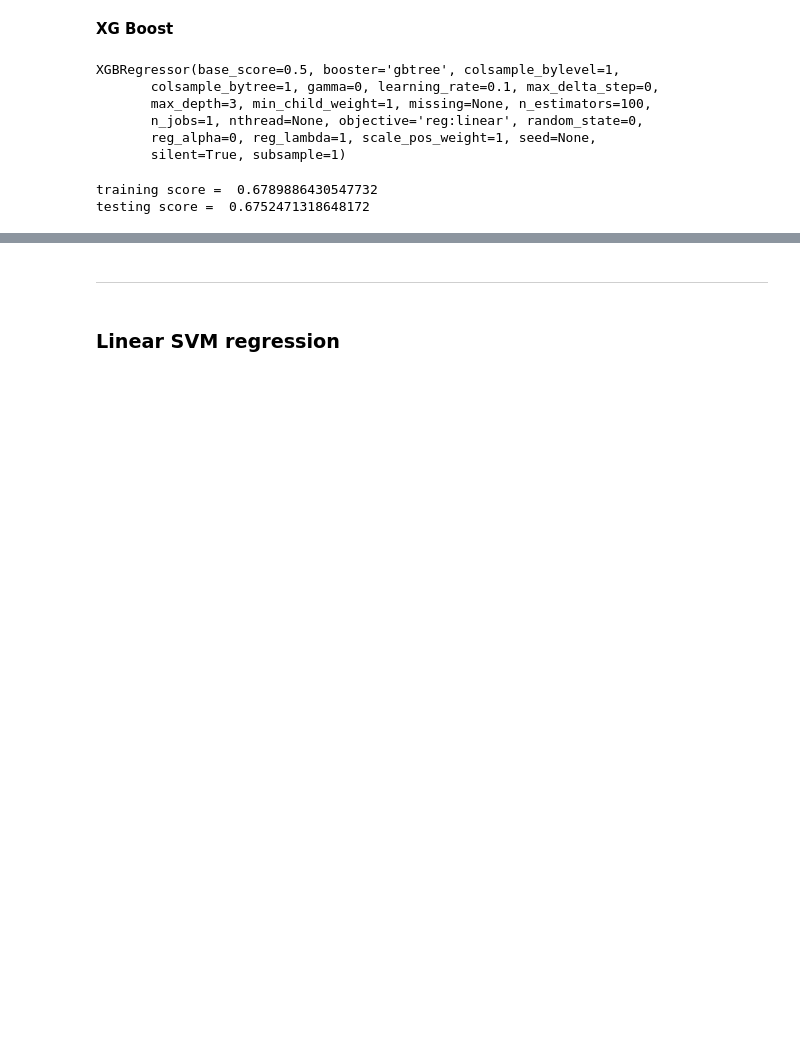
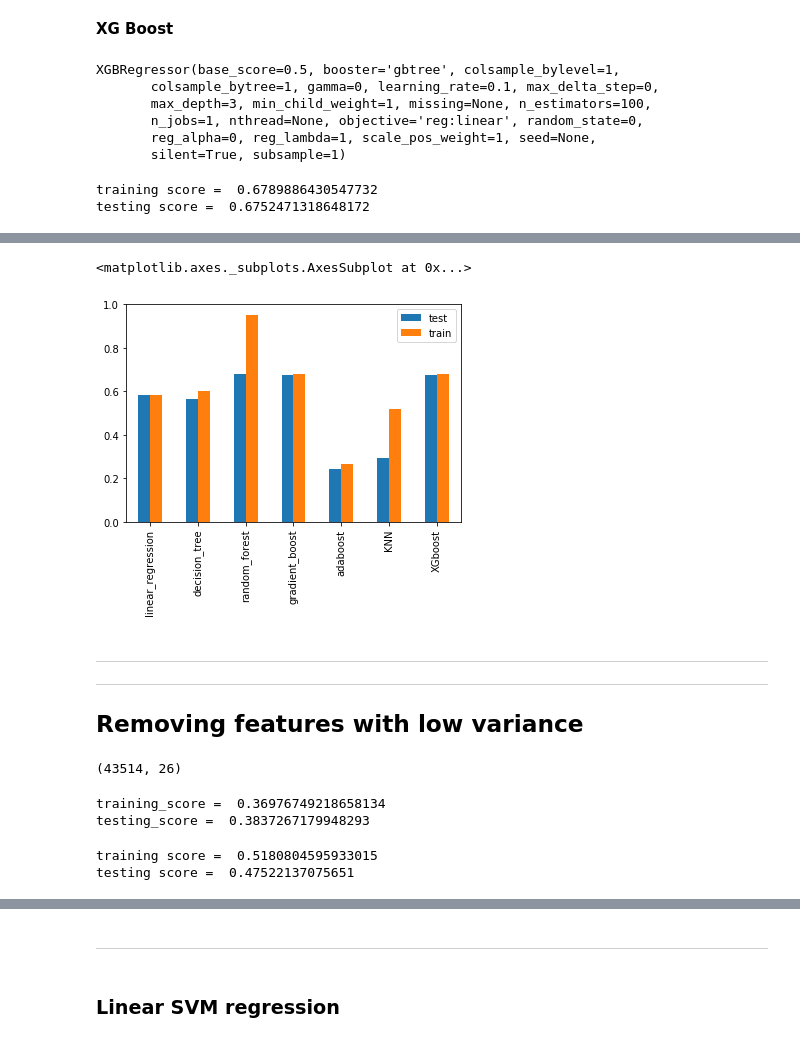
Before and after one commit to kavishashroff/Springboard, a Jupyter notebook: Capstone 1/Machine Learning.ipynb, the cells around one changed output, grey strips where cells are left out. Cells and saved outputs as stored; diff of their text form; code cells hidden in the pictures; blank space fills up the shorter version.

```diff
--- a/Capstone 1/Machine Learning.ipynb
+++ b/Capstone 1/Machine Learning.ipynb
@@ -579,0 +649,8 @@ testing_score after feature selection =  0.03062175082111418
+# %%
+ada_boost = AdaBoostRegressor()
+ada_model = ada_boost.fit(X_train, y_train)
+
+print('training score = ', ada_model.score(X_train, y_train))
+print('testing score = ', ada_model.score(X_test, y_test))
+
+model_scores_less['adaboost']={'train':ada_model.score(X_train, y_train), 'test':ada_model.score(X_test, y_test)}
@@ -579,0 +660,8 @@ testing_score after feature selection =  0.03062175082111418
+# %%
+knn = KNeighborsRegressor()
+knn_model = knn.fit(X_train, y_train)
+
+print('training score = ', knn_model.score(X_train, y_train))
+print('testing score = ', knn_model.score(X_test, y_test))
+
+model_scores_less['KNN']={'train':knn_model.score(X_train, y_train), 'test':knn_model.score(X_test, y_test)}
@@ -579,0 +671,16 @@ testing_score after feature selection =  0.03062175082111418
+# %%
+regex = re.compile(r"\[|\]|<", re.IGNORECASE)
+
+ml_df_less_o_noprice.columns = [regex.sub("_", col) if any(x in str(col) for x in set(('[', ']', '<'))) else col for col in ml_df_less_o_noprice.columns.values]
+
+X = ml_df_less_o_noprice
+y = ml_df_less_o.price
+X_train, X_test, y_train, y_test = train_test_split(X, y, test_size=0.3, random_state=6)
+
+xg_reg = xgb.XGBRegressor(objective ='reg:linear')
+xg_reg.fit(X_train,y_train)
+
+print('training score = ', xg_reg.score(X_train, y_train))
+print('testing score = ', xg_reg.score(X_test, y_test))
+
+model_scores_less['XGboost']={'train':xg_reg.score(X_train, y_train), 'test':xg_reg.score(X_test, y_test)}
@@ -579,0 +690,4 @@ testing_score after feature selection =  0.03062175082111418
+# %%
+models_less = pd.DataFrame(model_scores_less)
+models_less = models_less.T
+models_less
@@ -579,0 +703,9 @@ testing_score after feature selection =  0.03062175082111418
+# %%
+models_less.plot(kind='bar')
+# %% [output]
+<matplotlib.axes._subplots.AxesSubplot at 0x...>
+[figure, added]
+# %% [markdown]
+******
+******
+##  Removing features with low variance
@@ -579,0 +714,35 @@ testing_score after feature selection =  0.03062175082111418
+# %%
+from sklearn.feature_selection import VarianceThreshold
+
+X = ml_df_o_noprice
+y = ml_df_o.price
+
+sel = VarianceThreshold(threshold=(0.5))
+X_new = sel.fit_transform(X)
+print(X_new.shape)
+
+X_train, X_test, y_train, y_test = train_test_split(X_new, y, test_size=0.3, random_state=6)
+# %% [output]
+(43514, 26)
+# %%
+lm = LinearRegression()
+lm.fit(X_train, y_train)
+
+print('training_score = ', lm.score(X_train, y_train))
+print('testing_score = ', lm.score(X_test, y_test))
+
+model_scores_low_variance['linear_regression']={'train':lm.score(X_train, y_train), 'test':lm.score(X_test, y_test)}
+# %% [output]
+training_score =  0.36976749218658134
+testing_score =  0.3837267179948293
+# %%
+decision_tree = tree.DecisionTreeRegressor(max_features='sqrt', min_impurity_decrease=0.5)
+tree_model = decision_tree.fit(X_train, y_train)
+
+print('training score = ', tree_model.score(X_train,y_train))
+print('testing score = ', tree_model.score(X_test,y_test))
+
+model_scores_low_variance['decision_tree']={'train':tree_model.score(X_train, y_train), 'test':tree_model.score(X_test, y_test)}
+# %% [output]
+training score =  0.5180804595933015
+testing score =  0.47522137075651
```
Also changed, not shown: parts of 58 cells of this notebook.
